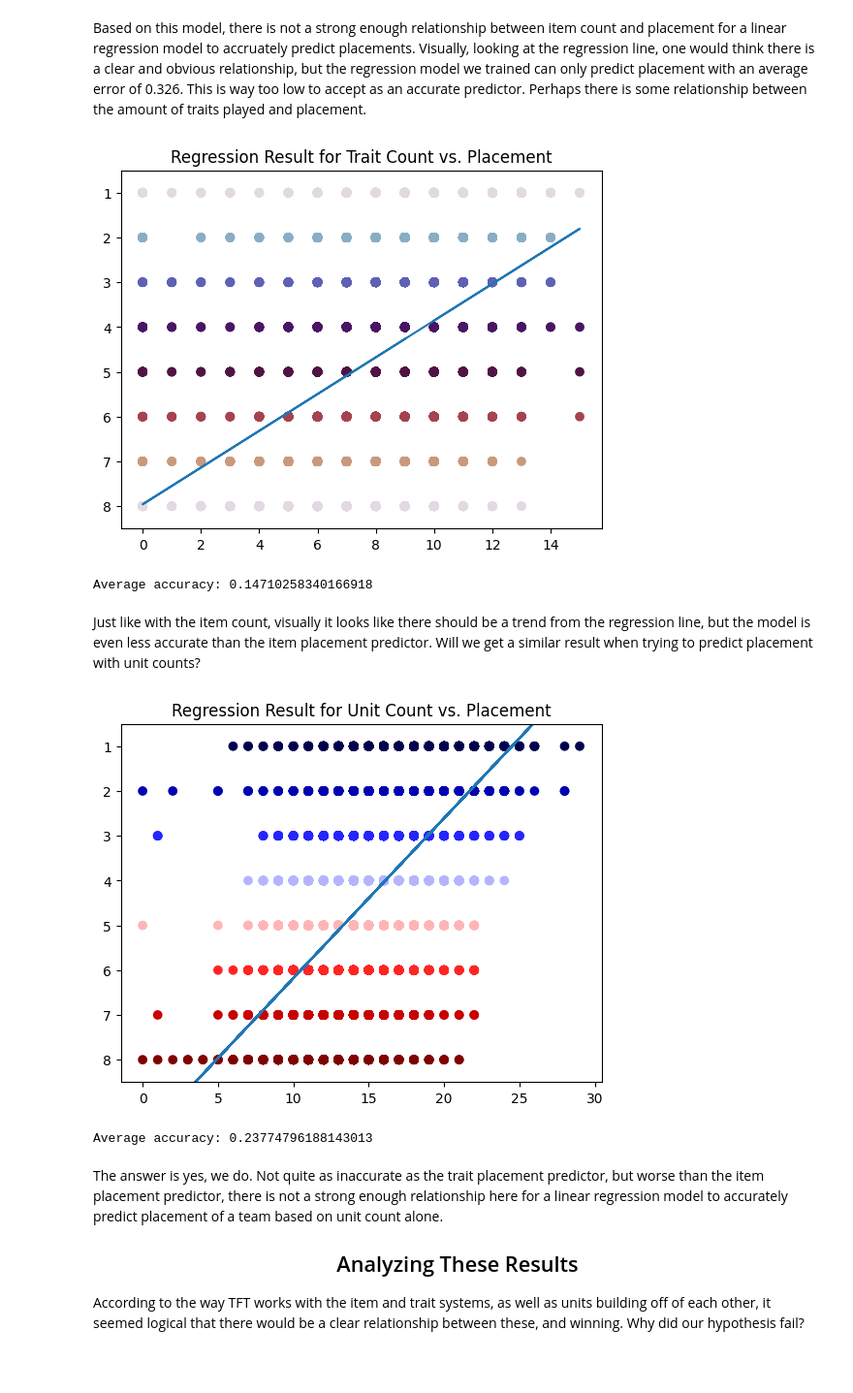
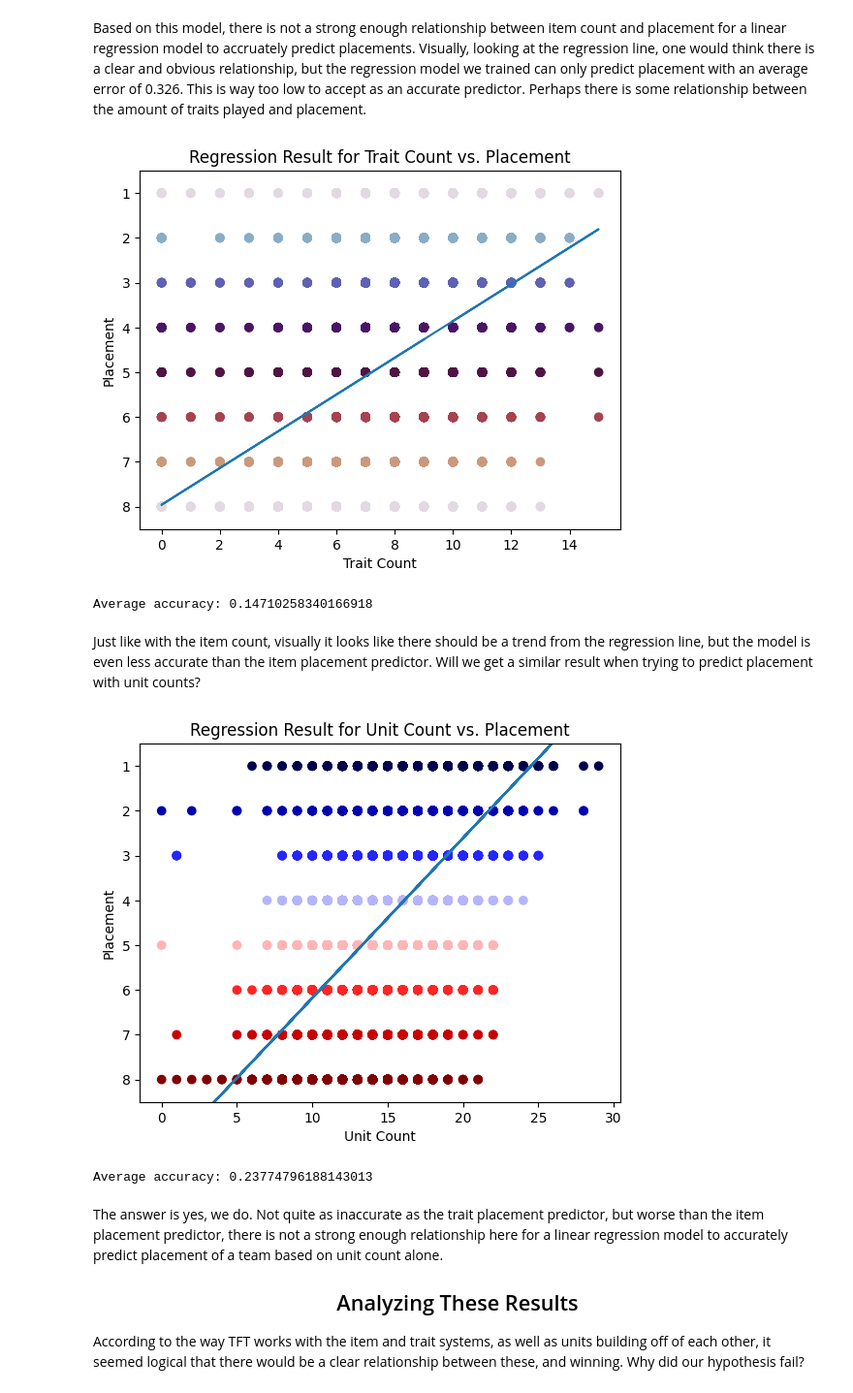
Before and after one commit to Skahan93/Skahan93.github.io, a Jupyter notebook: index.ipynb, the cells around one changed output. Shown: that part at 97% size. Saved outputs shown, nothing was run; the diff lists cells and outputs as text; code cells hidden in the pictures; blank space fills up the shorter version.

```diff
--- a/index.ipynb
+++ b/index.ipynb
@@ -217,43 +219,47 @@ plt.plot(traits_x_test, traits_pred)
 ax.set_ylim([.5, 8.5])
 ax.invert_yaxis()
 plt.title("Regression Result for Trait Count vs. Placement")
+plt.xlabel("Trait Count")
+plt.ylabel("Placement")
 
 traits_score = cross_val_score(traits_reg, traits_x_train, traits_y_train, cv=10)
 plt.show()
 print("Average accuracy: " + str(traits_score.mean()))
 # %% [output]
-[figure, old version]
+[figure, new version]
 Average accuracy: 0.14710258340166918
 # %% [markdown]
 Just like with the item count, visually it looks like there should be a trend from the regression line, but the model is even less accurate than the item placement predictor. Will we get a similar result when trying to predict placement with unit counts?
 # %%
 units_x_train, units_x_test, units_y_train, units_y_test = train_test_split(mdf.units_count, mdf.placement, random_state=34)
 
 units_reg = linear_model.LinearRegression()
 
 units_x_train = mdf['units_count'].values.reshape(-1,1)
 units_y_train = mdf['placement'].values.reshape(-1,1)
 
 units_x_test = mdf['units_count'].values.reshape(-1,1)
 units_y_test = mdf['placement'].values.reshape(-1,1)
 
 units_reg.fit(units_x_train, units_y_train)
 
 units_pred = units_reg.predict(units_x_test)
 
 fig,ax = plt.subplots(1)
 
 plt.scatter(units_x_test, units_y_test, c=mdf['placement'],cmap='seismic')
 plt.plot(units_x_test, units_pred)
 ax.set_ylim([.5, 8.5])
 ax.invert_yaxis()
 plt.title("Regression Result for Unit Count vs. Placement")
+plt.xlabel("Unit Count")
+plt.ylabel("Placement")
 
 units_score = cross_val_score(units_reg, units_x_train, units_y_train, cv=10)
 plt.show()
 print("Average accuracy: " + str(units_score.mean()))
 # %% [output]
-[figure, old version]
+[figure, new version]
 Average accuracy: 0.23774796188143013
 # %% [markdown]
 The answer is yes, we do. Not quite as inaccurate as the trait placement predictor, but worse than the item placement predictor, there is not a strong enough relationship here for a linear regression model to accurately predict placement of a team based on unit count alone.
```
Also changed, not shown: parts of 1 cell of this notebook, 1 other file.
